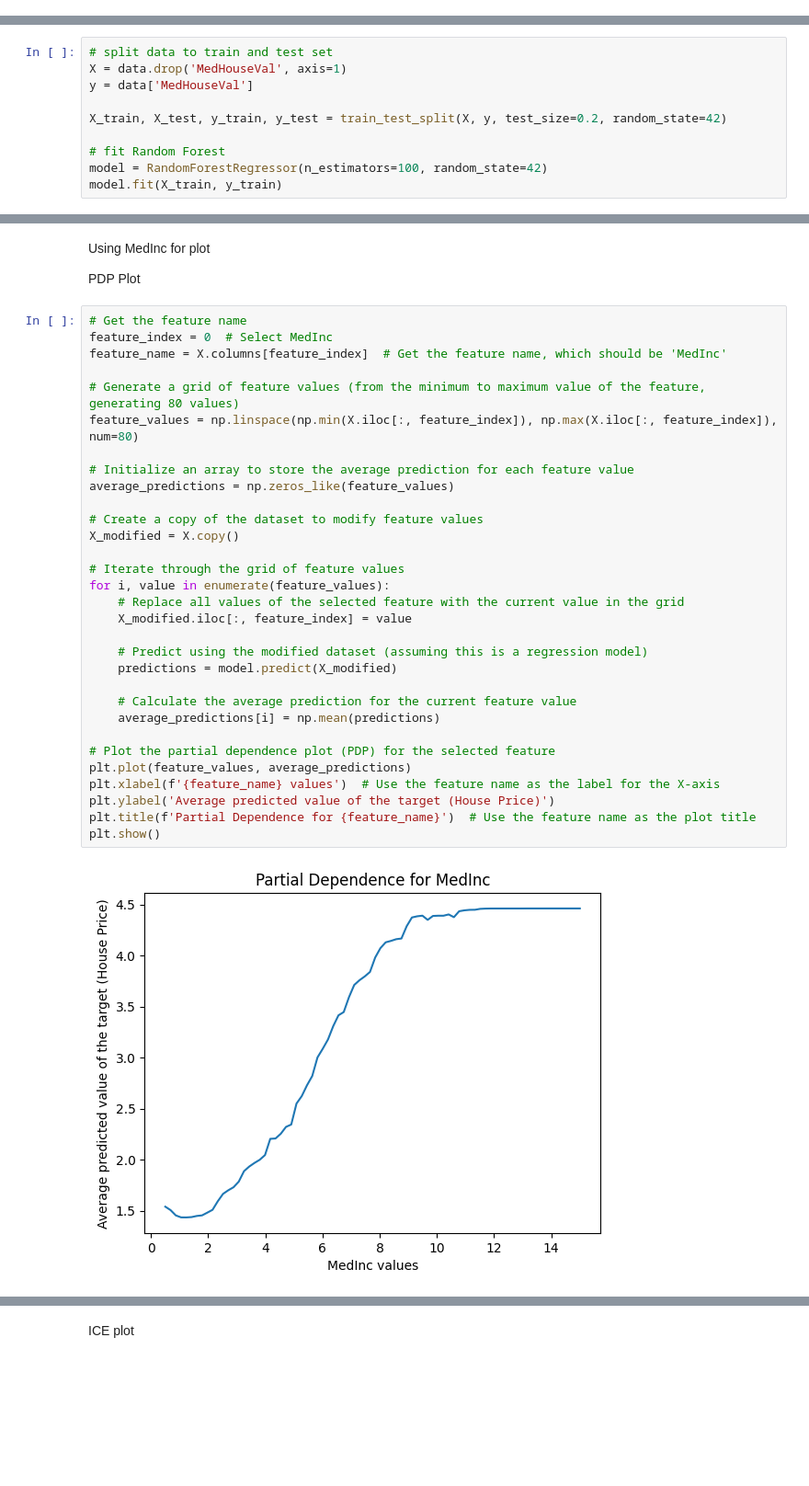
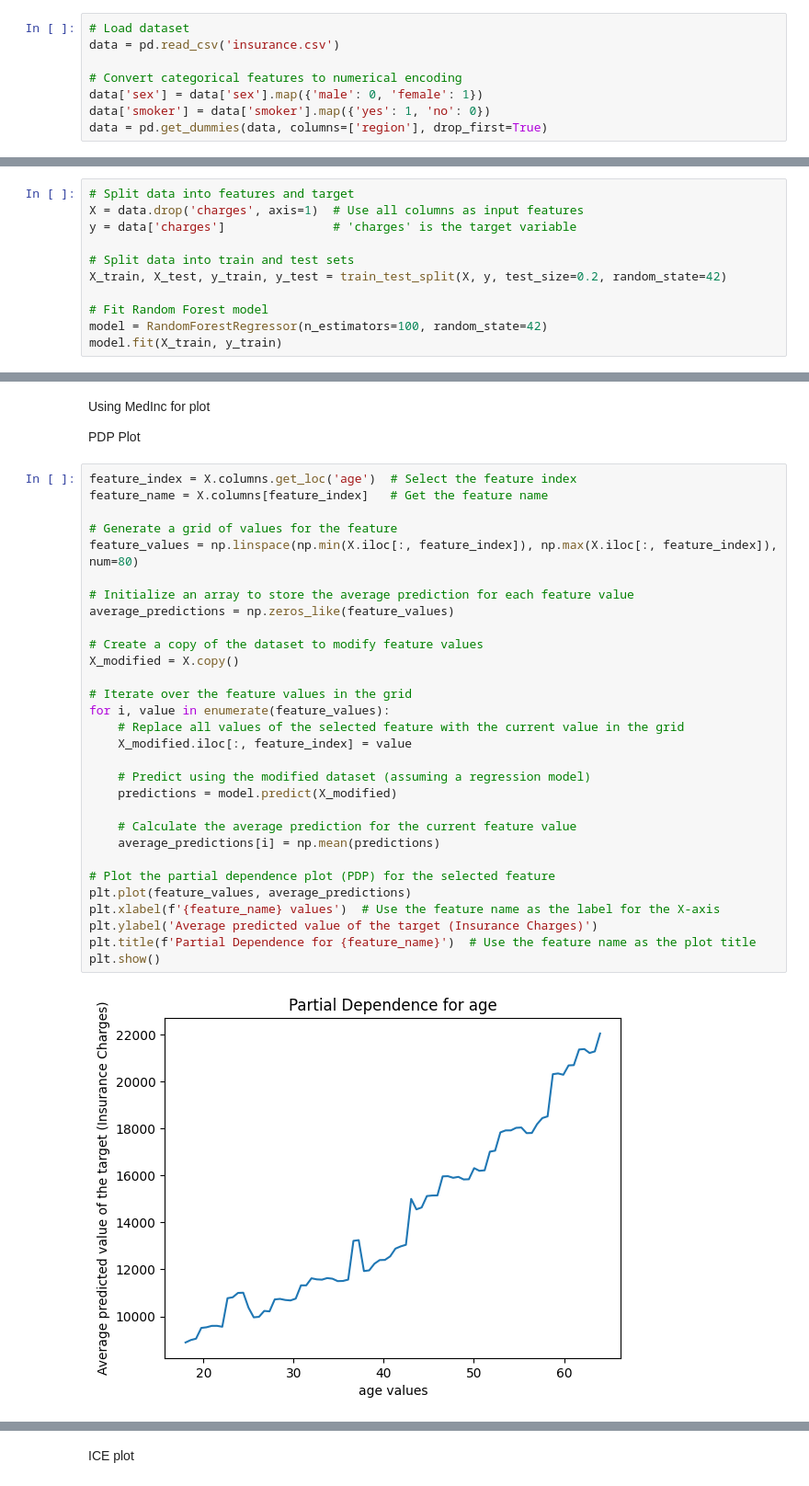
Before and after one commit to xazhu9/AIPI-590, a Jupyter notebook: Assignment 6/Assignment 6.ipynb, the cells around one changed output, grey strips where cells are left out. Shown at 92% size. Drawn from its saved outputs; the diff is of its cells as text; blank space fills up the shorter version.

```diff
--- a/Assignment 6/Assignment 6.ipynb
+++ b/Assignment 6/Assignment 6.ipynb
@@ -48,3 +43,11 @@ data['MedHouseVal'] = housing.target  # Set MedHouseVal as target
+# %%
+# Load dataset
+data = pd.read_csv('insurance.csv')
+
+# Convert categorical features to numerical encoding
+data['sex'] = data['sex'].map({'male': 0, 'female': 1})
+data['smoker'] = data['smoker'].map({'yes': 1, 'no': 0})
+data = pd.get_dummies(data, columns=['region'], drop_first=True)
 # %% [markdown]
 EDA
 # %%
@@ -59,13 +64,14 @@ plt.show()
 # %% [markdown]
 Random Forest model training
 # %%
-# split data to train and test set
-X = data.drop('MedHouseVal', axis=1)
-y = data['MedHouseVal']
+# Split data into features and target
+X = data.drop('charges', axis=1)  # Use all columns as input features
+y = data['charges']               # 'charges' is the target variable
 
+# Split data into train and test sets
 X_train, X_test, y_train, y_test = train_test_split(X, y, test_size=0.2, random_state=42)
 
-# fit Random Forest
+# Fit Random Forest model
 model = RandomForestRegressor(n_estimators=100, random_state=42)
 model.fit(X_train, y_train)
 # %% [output]
@@ -75,35 +81,34 @@ Using MedInc for plot
 
 PDP Plot
 # %%
-# Get the feature name
-feature_index = 0  # Select MedInc
-feature_name = X.columns[feature_index]  # Get the feature name, which should be 'MedInc'
+feature_index = X.columns.get_loc('age')  # Select the feature index
+feature_name = X.columns[feature_index]   # Get the feature name
 
-# Generate a grid of feature values (from the minimum to maximum value of the feature, generating 80 values)
+# Generate a grid of values for the feature
 feature_values = np.linspace(np.min(X.iloc[:, feature_index]), np.max(X.iloc[:, feature_index]), num=80)
 
 # Initialize an array to store the average prediction for each feature value
 average_predictions = np.zeros_like(feature_values)
 
 # Create a copy of the dataset to modify feature values
 X_modified = X.copy()
 
-# Iterate through the grid of feature values
+# Iterate over the feature values in the grid
 for i, value in enumerate(feature_values):
     # Replace all values of the selected feature with the current value in the grid
     X_modified.iloc[:, feature_index] = value
 
-    # Predict using the modified dataset (assuming this is a regression model)
+    # Predict using the modified dataset (assuming a regression model)
     predictions = model.predict(X_modified)
 
     # Calculate the average prediction for the current feature value
     average_predictions[i] = np.mean(predictions)
 
 # Plot the partial dependence plot (PDP) for the selected feature
 plt.plot(feature_values, average_predictions)
 plt.xlabel(f'{feature_name} values')  # Use the feature name as the label for the X-axis
-plt.ylabel('Average predicted value of the target (House Price)')
+plt.ylabel('Average predicted value of the target (Insurance Charges)')
 plt.title(f'Partial Dependence for {feature_name}')  # Use the feature name as the plot title
 plt.show()
 # %% [output]
-[figure, old version]
+[figure, new version]
```
Also changed, not shown: parts of 14 cells of this notebook.
